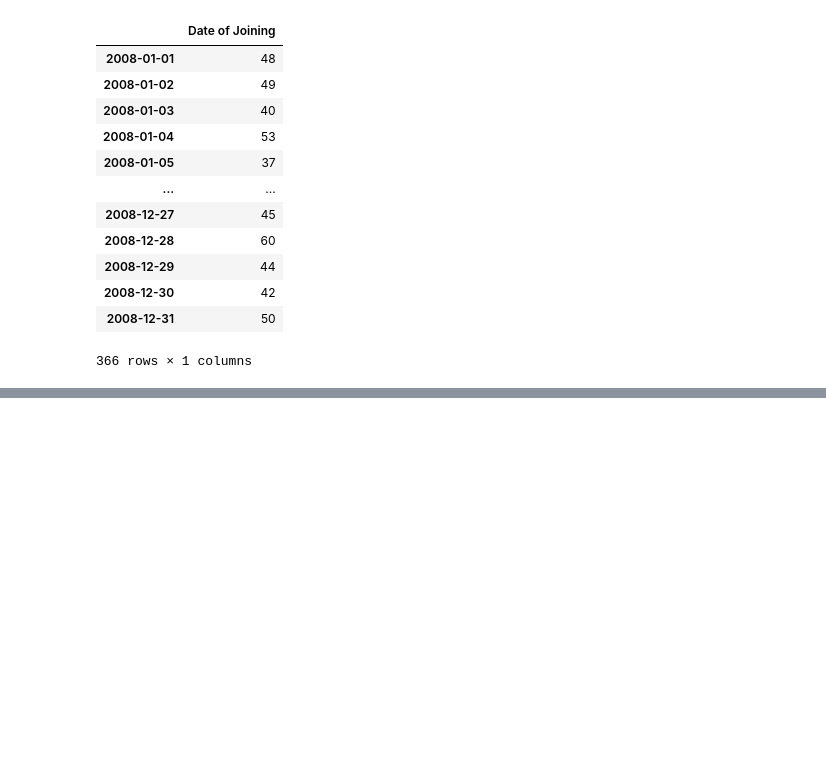
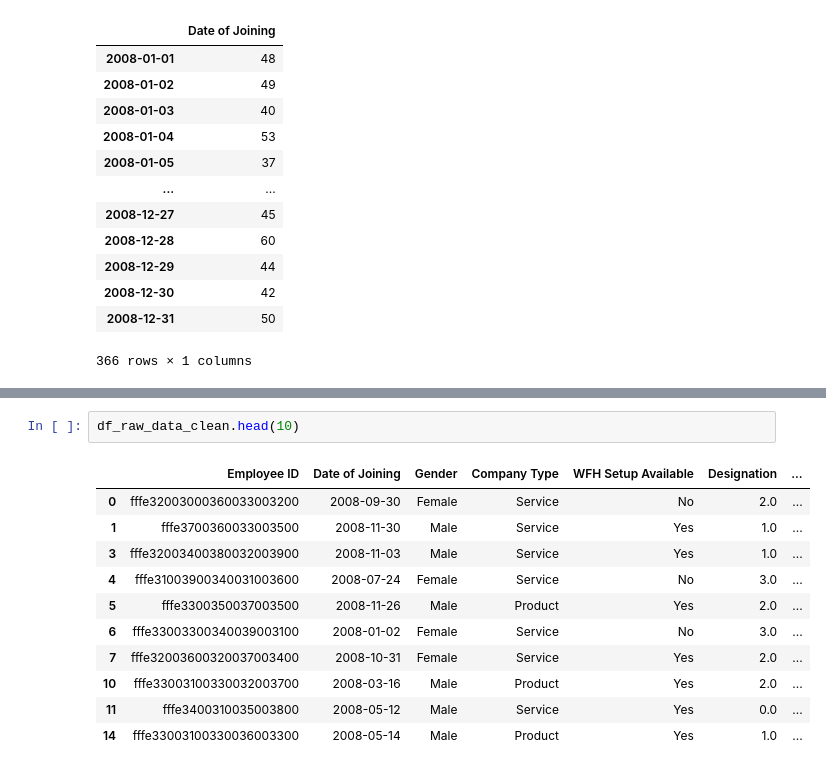
Before and after one commit to sumitmg/EMPLOYEE_BURN_RATE_MODEL, a Jupyter notebook: model_file.ipynb, the cells around one changed output, grey strips where cells are left out. Cells and saved outputs as stored; diff of their text form; blank space fills up the shorter version.

```diff
--- a/model_file.ipynb
+++ b/model_file.ipynb
@@ -128,0 +212,14 @@ pd.DataFrame(df_raw_data_clean['Date of Joining'].value_counts()).sort_index()
+# %%
+df_raw_data_clean.head(10)
+# %% [output]
+|  | Employee ID | Date of Joining | Gender | Company Type | WFH Setup Available | Designation | ... |
+| 0 | fffe32003000360033003200 | 2008-09-30 | Female | Service | No | 2.0 | ... |
+| 1 | fffe3700360033003500 | 2008-11-30 | Male | Service | Yes | 1.0 | ... |
+| 3 | fffe32003400380032003900 | 2008-11-03 | Male | Service | Yes | 1.0 | ... |
+| 4 | fffe31003900340031003600 | 2008-07-24 | Female | Service | No | 3.0 | ... |
+| 5 | fffe3300350037003500 | 2008-11-26 | Male | Product | Yes | 2.0 | ... |
+| 6 | fffe33003300340039003100 | 2008-01-02 | Female | Service | No | 3.0 | ... |
+| 7 | fffe32003600320037003400 | 2008-10-31 | Female | Service | Yes | 2.0 | ... |
+| 10 | fffe33003100330032003700 | 2008-03-16 | Male | Product | Yes | 2.0 | ... |
+| 11 | fffe3400310035003800 | 2008-05-12 | Male | Service | Yes | 0.0 | ... |
+| 14 | fffe33003100330036003300 | 2008-05-14 | Male | Product | Yes | 1.0 | ... |
```
Also changed, not shown: parts of 29 cells of this notebook.
